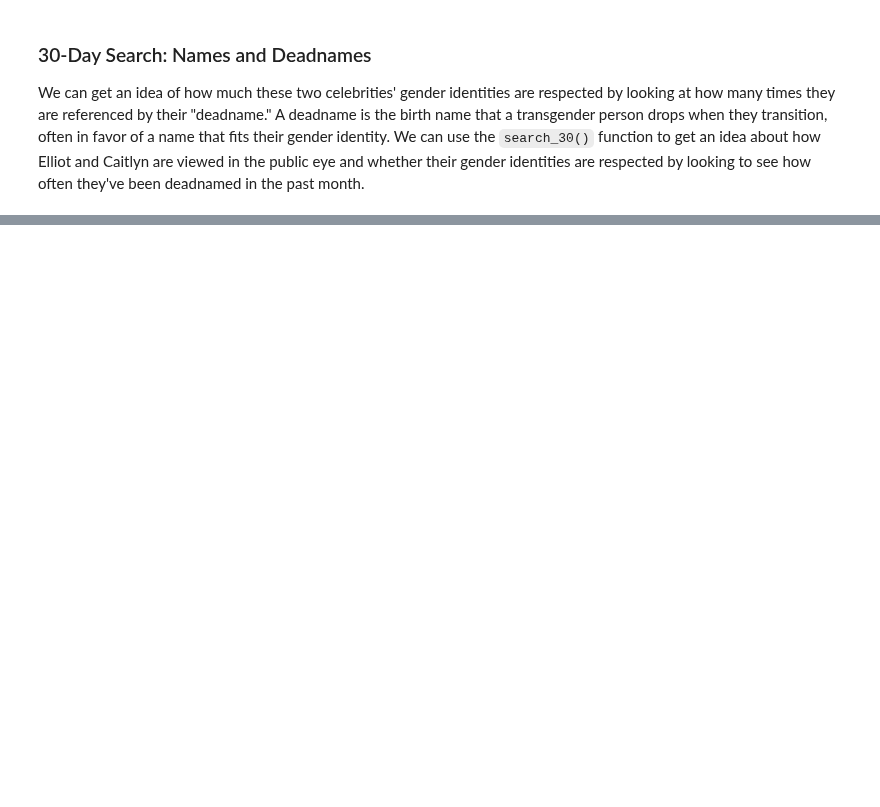
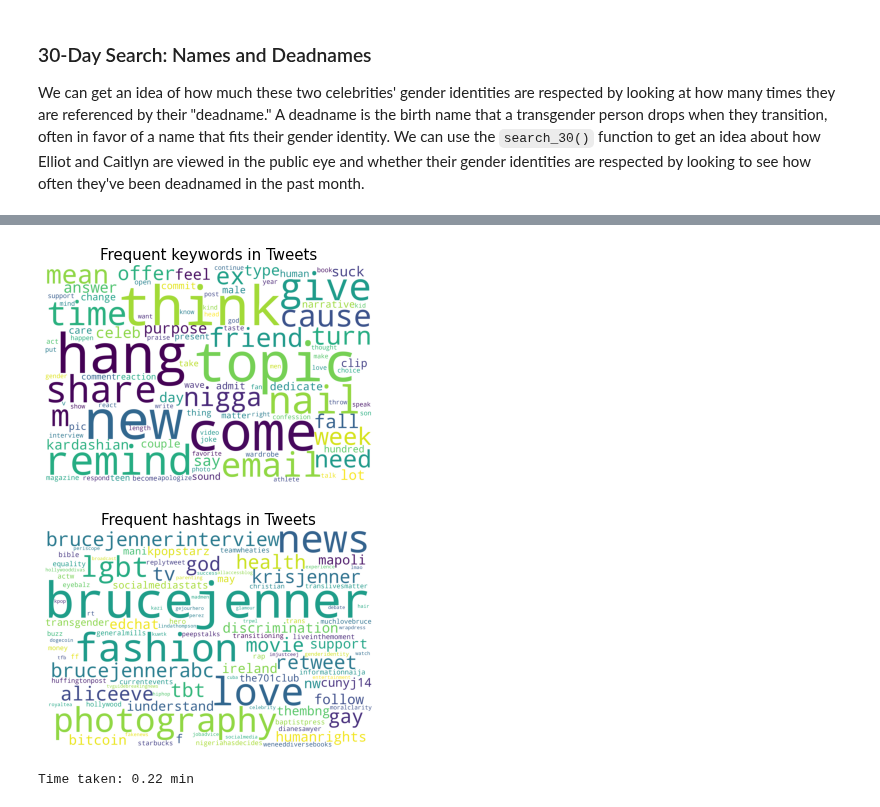
Before and after one commit to rethink-media/rethink-twitter, a Jupyter notebook: notebooks/ReThink Twitter API User Guide.ipynb, the cells around one changed output, grey strips where cells are left out. Cells and saved outputs as stored; diff of their text form; code cells hidden in the pictures; blank space fills up the shorter version.

```diff
--- a/notebooks/ReThink Twitter API User Guide.ipynb
+++ b/notebooks/ReThink Twitter API User Guide.ipynb
@@ -232,0 +279,8 @@ Let's take a look at the public reaction when Caitlyn and Elliot came out of the
+# %%
+# running and timing search_full function for Caitlyn Jenner
+start = time.time()
+query2_full = search_full(query2, start_date=query2_start, end_date=query2_end, max_results=2000, write_csv=True)
+end = time.time()
+
+print(f"Time taken: {round((end-start)/60, 2)} min")
+query2_full.head()
@@ -232,0 +296,8 @@ Let's take a look at the public reaction when Caitlyn and Elliot came out of the
+# %%
+# creating a wordcloud from Tweets about Caitlyn Jenner
+start = time.time()
+wordcloud, hashtags = word_cloud(query2_full, query=query2, save_imgs=True)
+end = time.time()
+
+print(f"Time taken: {round((end-start)/60, 2)} min")
+# %% [output]
@@ -232,0 +306,3 @@ Let's take a look at the public reaction when Caitlyn and Elliot came out of the
+[figure, added]
+[figure, added]
+Time taken: 0.22 min
```
Also changed, not shown: parts of 17 cells of this notebook, 6 other files.
